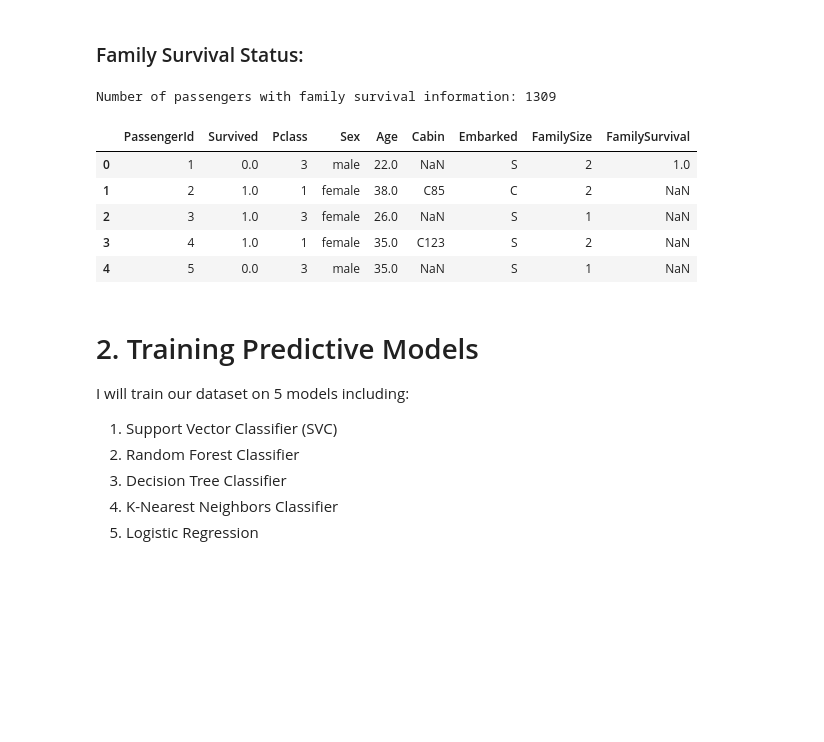
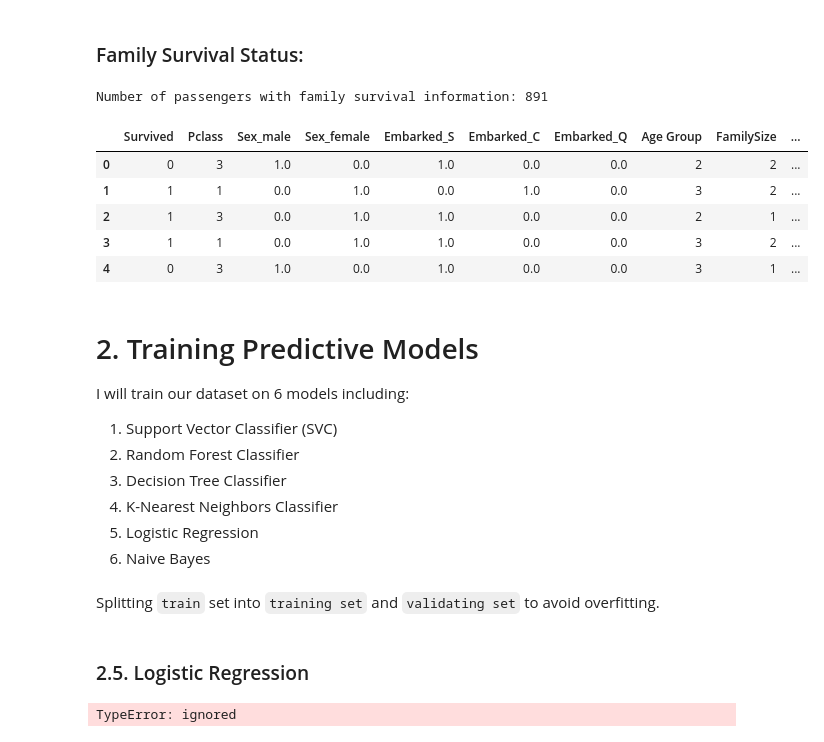
Before and after one commit to vanle2000/Titanic_EDA-and-Survival-Prediction, a Jupyter notebook: Titanic_Disaster.ipynb, the cells around one changed output. Saved outputs shown, nothing was run; the diff lists cells and outputs as text; code cells hidden in the pictures; blank space fills up the shorter version.

```diff
--- a/Titanic_Disaster.ipynb
+++ b/Titanic_Disaster.ipynb
@@ -345,38 +339,38 @@ def extract_lastname(name):
     return name.split(',')[0]
 
 # Add a column for family size
-titanic_df['FamilySize'] = titanic_df['SibSp'] + titanic_df['Parch'] + 1
+train['FamilySize'] = train['SibSp'] + train['Parch'] + 1
 
 # Add a column for last name
-titanic_df['LastName'] = titanic_df['Name'].apply(extract_lastname)
+train['LastName'] = train['Name'].apply(extract_lastname)
 
 # Group passengers by last name and family size, and mark each family as either having survived or not
-titanic_df['FamilySurvival'] = 0.5  # Initialize with 0.5 for families without information
-for _, group in titanic_df.groupby(['LastName', 'FamilySize']):
+train['FamilySurvival'] = 0.5  # Initialize with 0.5 for families without information
+for _, group in train.groupby(['LastName', 'FamilySize']):
     if len(group) > 1:
         # Family with more than one member: check if anyone survived
         family_survival = group['Survived'].max()
-        titanic_df.loc[group.index, 'FamilySurvival'] = family_survival
+        train.loc[group.index, 'FamilySurvival'] = family_survival
     else:
         # Family with one member: use information from the individual
-        titanic_df.loc[group.index, 'FamilySurvival'] = group['Survived']
+        train.loc[group.index, 'FamilySurvival'] = group['Survived']
 
-print("Number of passengers with family survival information:", titanic_df.loc[titanic_df['FamilySurvival'] != 0.5].shape[0])
+print("Number of passengers with family survival information:", train.loc[train['FamilySurvival'] != 0.5].shape[0])
 # %% [output]
-Number of passengers with family survival information: 1309
+Number of passengers with family survival information: 891
 # %%
-titanic_df.drop(columns=['Name', 'SibSp', 'Parch', 'Ticket', 'Fare', 'LastName', 'Title'], inplace=True)
-titanic_df.head()
+train.drop(columns=['Name', 'SibSp', 'Parch', 'Ticket', 'Fare', 'LastName'], inplace=True)
+train.head()
 # %% [output]
-|  | PassengerId | Survived | Pclass | Sex | Age | Cabin | Embarked | FamilySize | FamilySurvival |
-| 0 | 1 | 0.0 | 3 | male | 22.0 | NaN | S | 2 | 1.0 |
-| 1 | 2 | 1.0 | 1 | female | 38.0 | C85 | C | 2 | NaN |
-| 2 | 3 | 1.0 | 3 | female | 26.0 | NaN | S | 1 | NaN |
-| 3 | 4 | 1.0 | 1 | female | 35.0 | C123 | S | 2 | NaN |
-| 4 | 5 | 0.0 | 3 | male | 35.0 | NaN | S | 1 | NaN |
+|  | Survived | Pclass | Sex_male | Sex_female | Embarked_S | Embarked_C | Embarked_Q | Age Group | FamilySize | ... |
+| 0 | 0 | 3 | 1.0 | 0.0 | 1.0 | 0.0 | 0.0 | 2 | 2 | ... |
+| 1 | 1 | 1 | 0.0 | 1.0 | 0.0 | 1.0 | 0.0 | 3 | 2 | ... |
+| 2 | 1 | 3 | 0.0 | 1.0 | 1.0 | 0.0 | 0.0 | 2 | 1 | ... |
+| 3 | 1 | 1 | 0.0 | 1.0 | 1.0 | 0.0 | 0.0 | 3 | 2 | ... |
+| 4 | 0 | 3 | 1.0 | 0.0 | 1.0 | 0.0 | 0.0 | 3 | 1 | ... |
 # %% [markdown]
 # 2. Training Predictive Models
-I will train our dataset on 5 models including:
+I will train our dataset on 6 models including:
 
 
 1. Support Vector Classifier (SVC)
@@ -384,3 +378,6 @@ I will train our dataset on 5 models including:
 3. Decision Tree Classifier
 4. K-Nearest Neighbors Classifier
 5. Logistic Regression
+6. Naive Bayes
+# %% [markdown]
+Splitting `train` set into `training set` and `validating set` to avoid overfitting.
@@ -386,0 +392,9 @@ I will train our dataset on 5 models including:
+# %% [markdown]
+### 2.5. Logistic Regression
+# %%
+model = LogisticRegression(random_state=1)
+model.fit(train_X, train_Y.values.ravel())
+prediction = model.predict(test_X)
+print('The accuracy of the Logistic Regression is: ', metrics.accuracy_score(prediction, test_Y))
+# %% [output]
+TypeError: ignored
```
Also changed, not shown: parts of 6 cells of this notebook.
